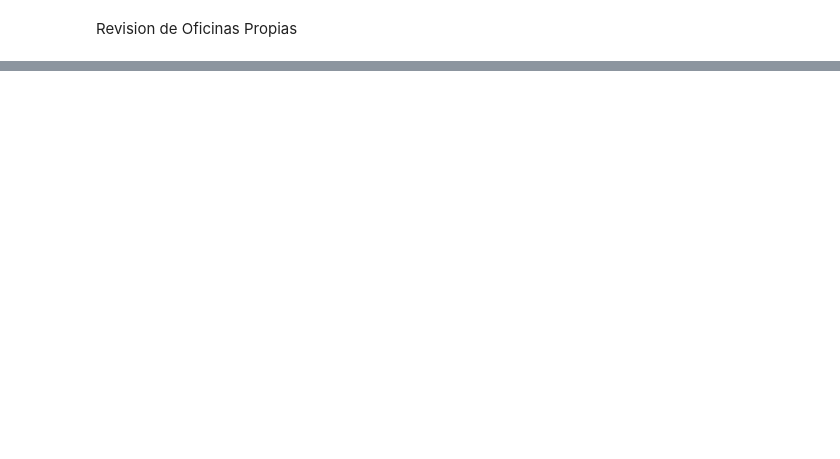
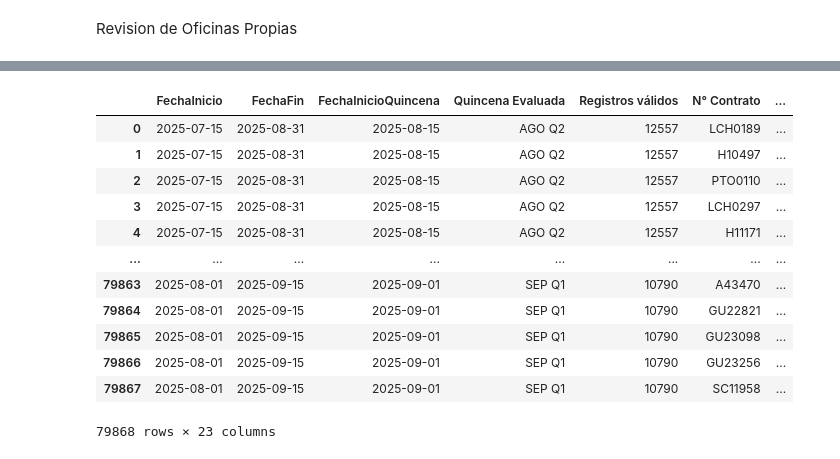
Before and after one commit to Artur030610/Data-Automated-Pipeline-Telecom, a Jupyter notebook: Ver_data.ipynb, the cells around one changed output, grey strips where cells are left out. Drawn from its saved outputs; the diff is of its cells as text; code cells hidden in the pictures; blank space fills up the shorter version.

```diff
--- a/Ver_data.ipynb
+++ b/Ver_data.ipynb
@@ -592,0 +414,25 @@ INTERPRETACIÓN:
+# %%
+import pandas as pd
+import os
+
+# --- RUTAS DE DATOS ---
+usuario_base = os.path.expanduser("~")
+RUTA_BASE = os.path.join(
+    usuario_base, "Documents", "A-DataStack", "01-Proyectos", "01-Data_PipelinesFibex",
+    "02_Data_Lake", "gold_data","IdF_Gold.parquet")
+df = pd.read_parquet(RUTA_BASE)
+display(df)
+# %% [output]
+|  | FechaInicio | FechaFin | FechaInicioQuincena | Quincena Evaluada | Registros válidos | N° Contrato | ... |
+| 0 | 2025-07-15 | 2025-08-31 | 2025-08-15 | AGO Q2 | 12557 | LCH0189 | ... |
+| 1 | 2025-07-15 | 2025-08-31 | 2025-08-15 | AGO Q2 | 12557 | H10497 | ... |
+| 2 | 2025-07-15 | 2025-08-31 | 2025-08-15 | AGO Q2 | 12557 | PTO0110 | ... |
+| 3 | 2025-07-15 | 2025-08-31 | 2025-08-15 | AGO Q2 | 12557 | LCH0297 | ... |
+| 4 | 2025-07-15 | 2025-08-31 | 2025-08-15 | AGO Q2 | 12557 | H11171 | ... |
+| ... | ... | ... | ... | ... | ... | ... | ... |
+| 79863 | 2025-08-01 | 2025-09-15 | 2025-09-01 | SEP Q1 | 10790 | A43470 | ... |
+| 79864 | 2025-08-01 | 2025-09-15 | 2025-09-01 | SEP Q1 | 10790 | GU22821 | ... |
+| 79865 | 2025-08-01 | 2025-09-15 | 2025-09-01 | SEP Q1 | 10790 | GU23098 | ... |
+| 79866 | 2025-08-01 | 2025-09-15 | 2025-09-01 | SEP Q1 | 10790 | GU23256 | ... |
+| 79867 | 2025-08-01 | 2025-09-15 | 2025-09-01 | SEP Q1 | 10790 | SC11958 | ... |
+79868 rows × 23 columns
```
Also changed, not shown: parts of 9 cells of this notebook, 21 other files.
